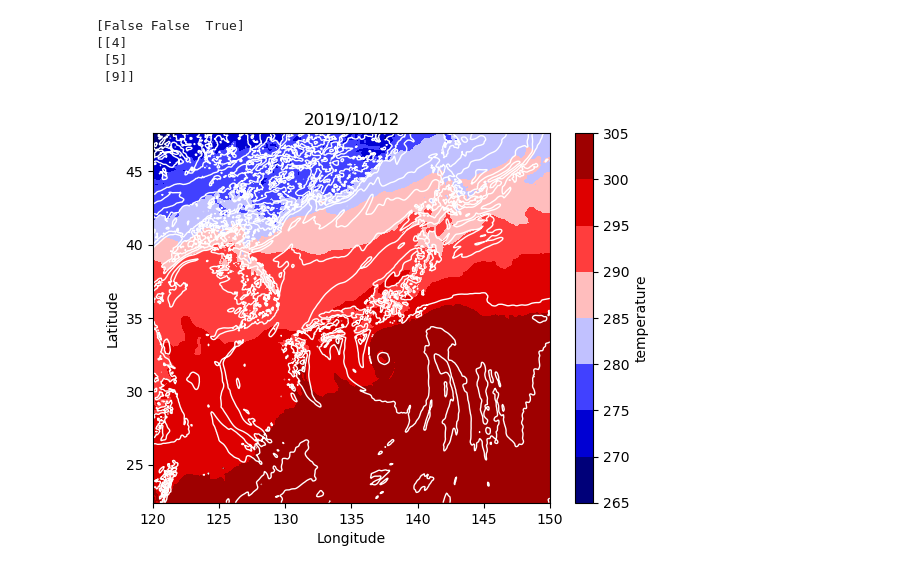
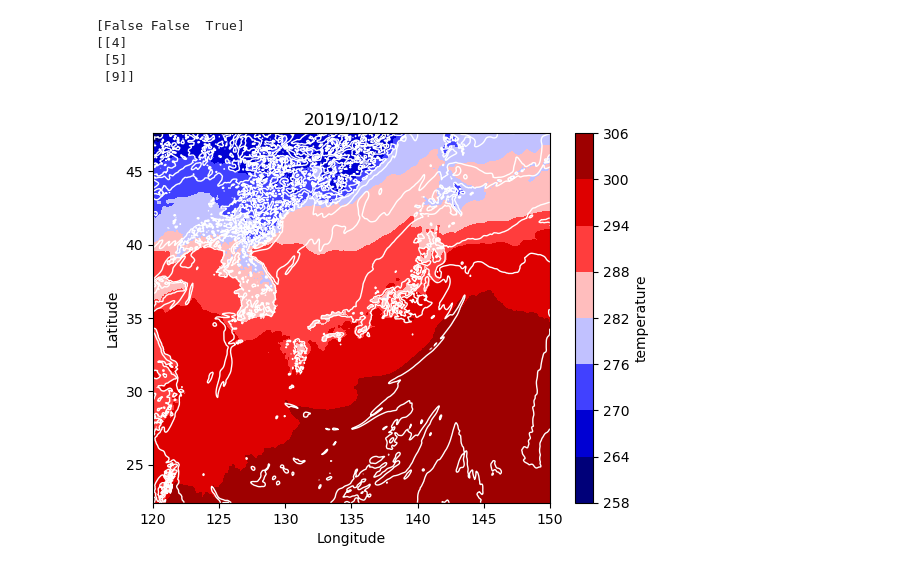
Before and after one commit to imkanata/my_first_python, a Jupyter notebook: python_basic/ca_2/2_5.ipynb, the cells around one changed output. Cells and saved outputs as stored; diff of their text form; code cells hidden in the pictures.

```diff
--- a/python_basic/ca_2/2_5.ipynb
+++ b/python_basic/ca_2/2_5.ipynb
@@ -81,41 +81,42 @@ from matplotlib.colors import Normalize
 draw_year = 2019
 draw_month = 10
 draw_day = 12
-draw_hour = 1
+draw_hour = 18
 
 loadfile = 'msm_20191012.npz'
-msm_set = np.load(loadfile)
+msm_set = np.load(loadfile) # 读取文件
 
 lon2 = msm_set['lon2']
 lat2 = msm_set['lat2']
 sp = msm_set['surface_pressure']
 hour = msm_set['h']
 t = msm_set['temperature']
 h = msm_set['humidity']
 r = msm_set['rain1h']
 c = msm_set['cloud']
 
 vmin = 0
 vmax = 24
 vint = 1
 
 cm = plt.get_cmap('seismic')
-t2d = np.squeeze(t[:, :, hour==draw_hour])
+t2d = np.squeeze(t[:, :, hour==draw_hour]) # 按照时间去切一个二位切片，实现数组降维
 h2d = np.squeeze(h[:, :, hour==draw_hour])
 
-draw_t = plt.contourf(lon2, lat2, t2d, cmap=cm)
-plt.colorbar(draw_t, label='temperature')
+draw_t = plt.contourf(lon2, lat2, t2d, cmap=cm) # contourf(X,Y,Z,cmap=..),XY是横坐标和纵坐标，z是对应坐标上的数值，cmap涂颜色
+# 最后生成包含颜色映射的图形对象，存到draw_t里面
+plt.colorbar(draw_t, label='temperature') #将生成的映像传进去，生成右边的色带
 
-draw_h = plt.contour(lon2, lat2, h2d, colors='white', linewidths=1.0)
+draw_h = plt.contour(lon2, lat2, h2d, colors='white', linewidths=1.0) #只绘制线条不填充颜色，意义如上
 
-plt.xlabel('Longitude')
+plt.xlabel('Longitude') #给坐标轴添加文字说明
 plt.ylabel('Latitude')
 
 
 title = str(draw_year) + '/' + str(draw_month) + '/' + str(draw_day)
 plt.title(title)
 
 plt.show()
 # %% [output]
-[figure, old version]
+[figure, new version]
 # %%
```
Also changed, not shown: parts of 2 cells of this notebook, 3 other files.
